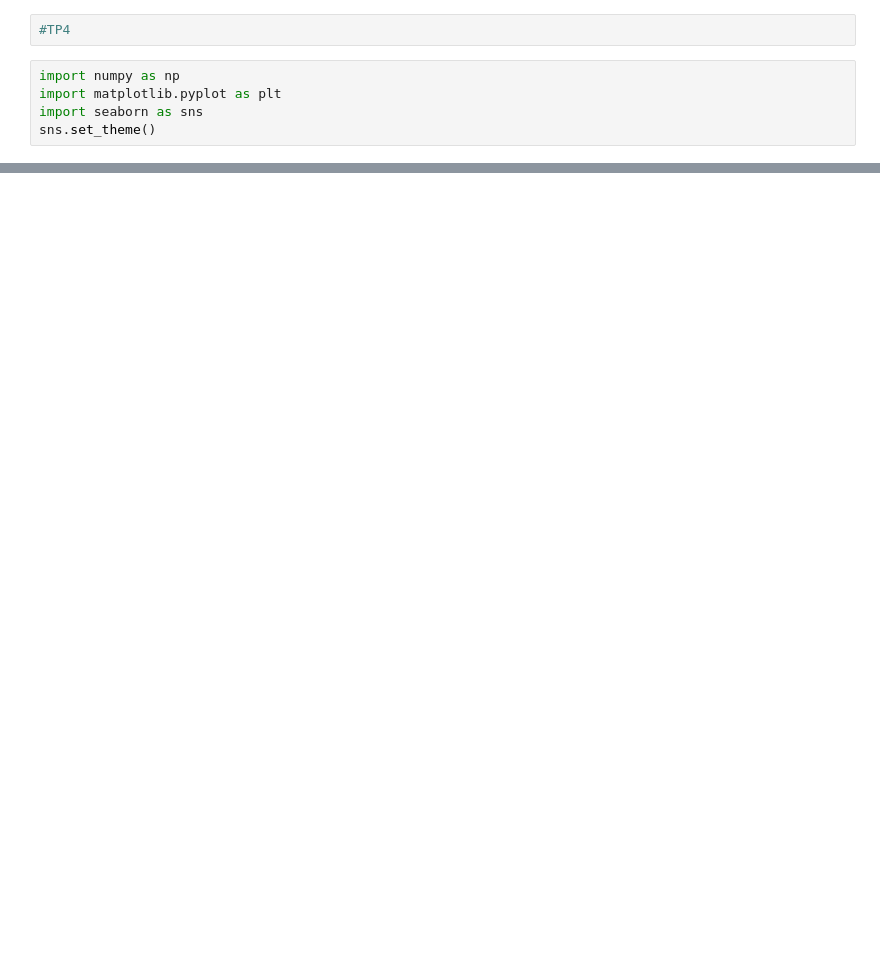
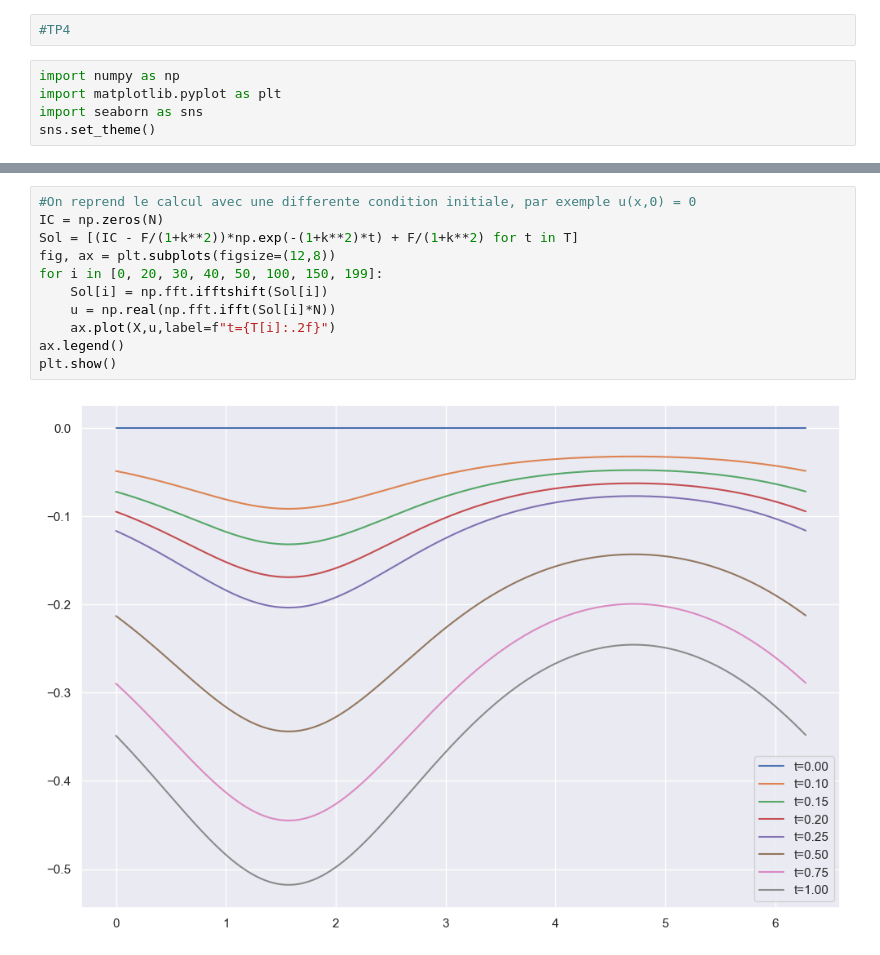
Before and after one commit to PolTibau/Fourier-Discrete, a Jupyter notebook: TP/TP4.ipynb, the cells around one changed output, grey strips where cells are left out. Cells and saved outputs as stored; diff of their text form; blank space fills up the shorter version.

```diff
--- a/TP/TP4.ipynb
+++ b/TP/TP4.ipynb
@@ -49,0 +51,13 @@ plt.show()
+# %%
+#On reprend le calcul avec une differente condition initiale, par exemple u(x,0) = 0
+IC = np.zeros(N)
+Sol = [(IC - F/(1+k**2))*np.exp(-(1+k**2)*t) + F/(1+k**2) for t in T]
+fig, ax = plt.subplots(figsize=(12,8))
+for i in [0, 20, 30, 40, 50, 100, 150, 199]:
+    Sol[i] = np.fft.ifftshift(Sol[i])
+    u = np.real(np.fft.ifft(Sol[i]*N))
+    ax.plot(X,u,label=f"t={T[i]:.2f}")
+ax.legend()
+plt.show()
+# %% [output]
+[figure, added]
```
Also changed, not shown: parts of 2 cells of this notebook, 1 other file.
